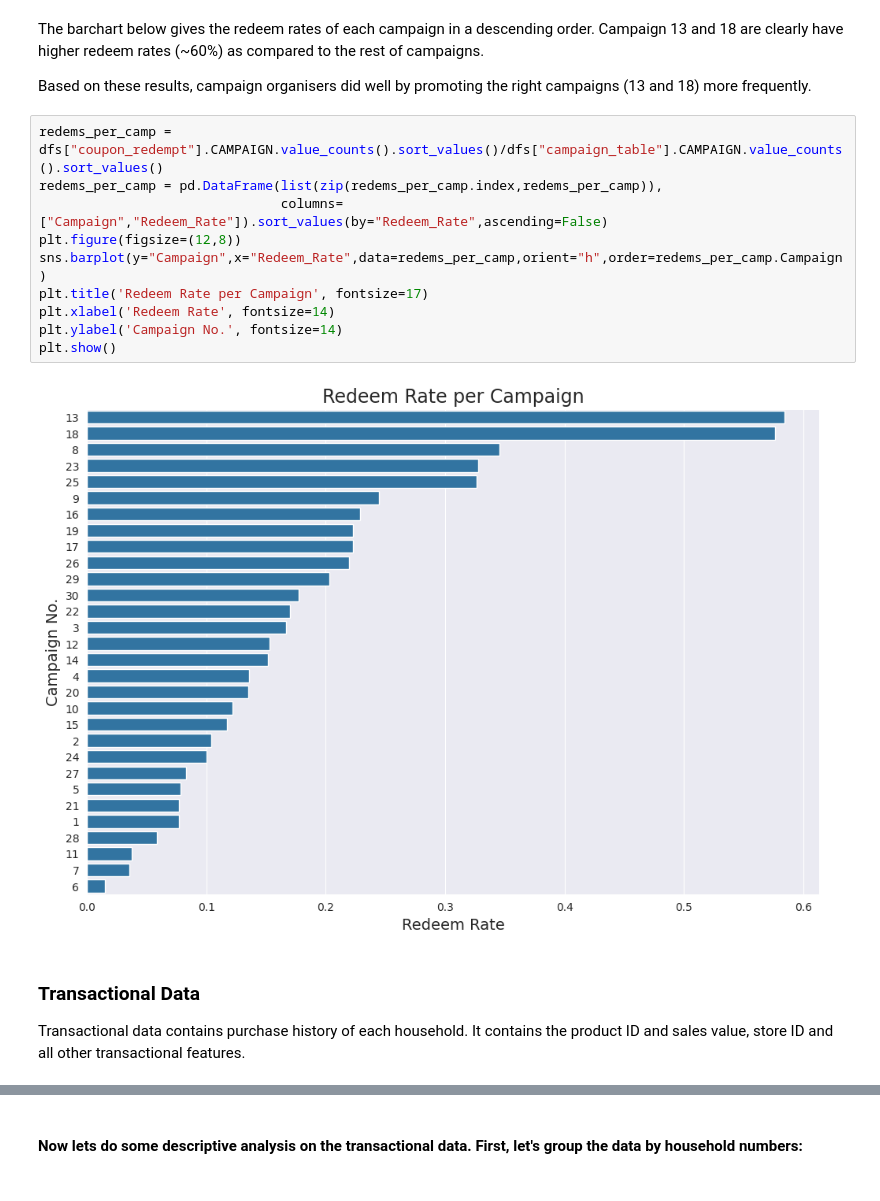
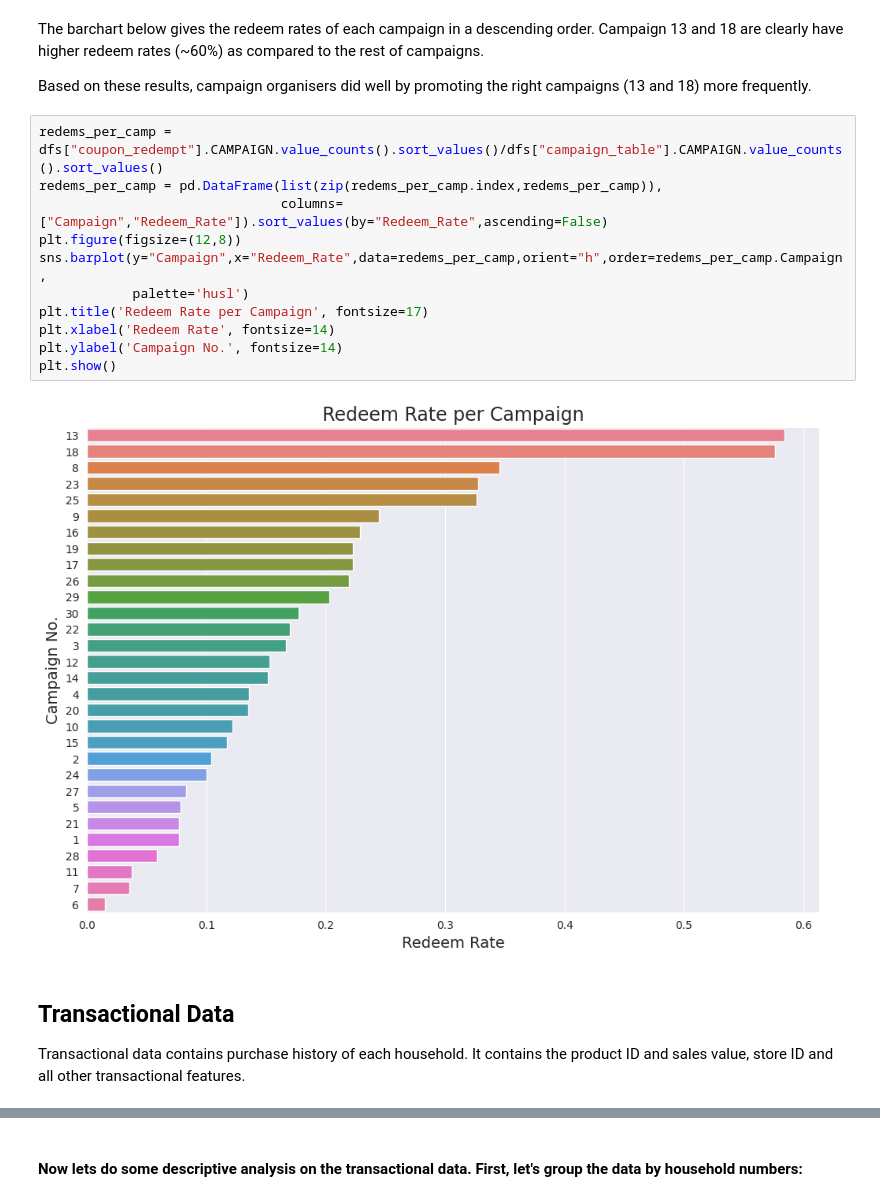
Before and after one commit to peyman886/Thesis, a Jupyter notebook: dunnhumby.ipynb, the cells around one changed output, grey strips where cells are left out. Drawn from its saved outputs; the diff is of its cells as text.

```diff
--- a/dunnhumby.ipynb
+++ b/dunnhumby.ipynb
@@ -278,16 +296,17 @@ Based on these results, campaign organisers did well by promoting the right camp
 # %%
 redems_per_camp = dfs["coupon_redempt"].CAMPAIGN.value_counts().sort_values()/dfs["campaign_table"].CAMPAIGN.value_counts().sort_values()
 redems_per_camp = pd.DataFrame(list(zip(redems_per_camp.index,redems_per_camp)),
                                columns=["Campaign","Redeem_Rate"]).sort_values(by="Redeem_Rate",ascending=False)
 plt.figure(figsize=(12,8))
-sns.barplot(y="Campaign",x="Redeem_Rate",data=redems_per_camp,orient="h",order=redems_per_camp.Campaign)
+sns.barplot(y="Campaign",x="Redeem_Rate",data=redems_per_camp,orient="h",order=redems_per_camp.Campaign,
+            palette='husl')
 plt.title('Redeem Rate per Campaign', fontsize=17)
 plt.xlabel('Redeem Rate', fontsize=14)
 plt.ylabel('Campaign No.', fontsize=14)
 plt.show()
 # %% [output]
-[figure, old version]
+[figure, new version]
 # %% [markdown]
-### Transactional Data
+## Transactional Data
 Transactional data contains purchase history of each household. It contains the product ID and sales value, store ID and all other transactional features.
 # %%
```
Also changed, not shown: parts of 41 cells of this notebook.
